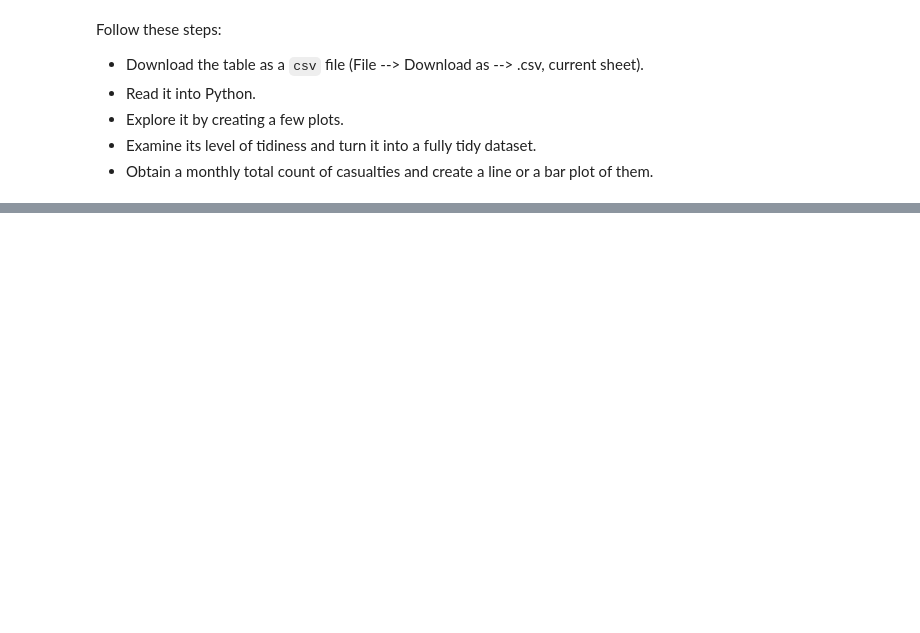
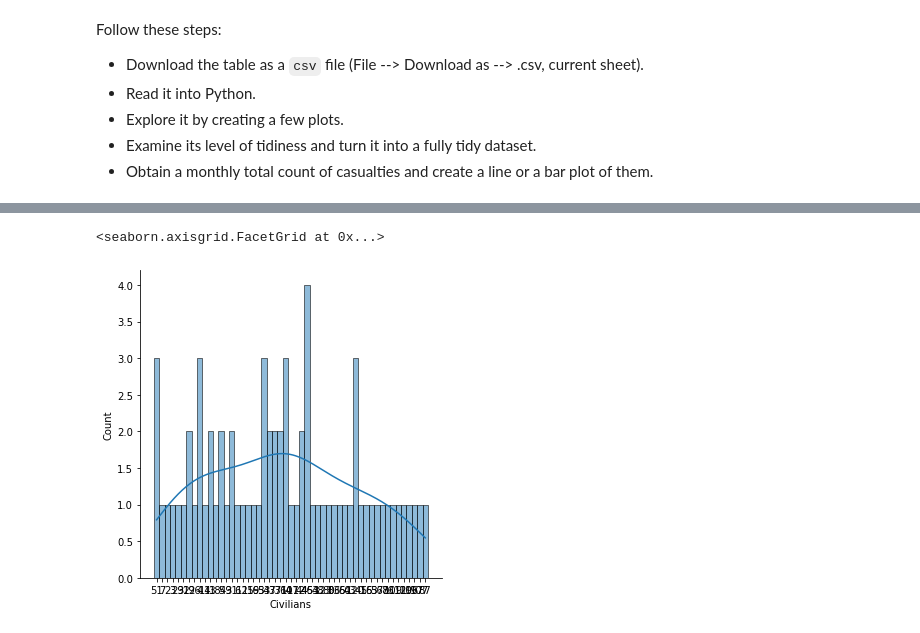
Before and after one commit to alex-dietz/intro-data-science, a Jupyter notebook: lab-01/hw-01.ipynb, the cells around one changed output, grey strips where cells are left out. Saved outputs shown, nothing was run; the diff lists cells and outputs as text; code cells hidden in the pictures; blank space fills up the shorter version.

```diff
--- a/lab-01/hw-01.ipynb
+++ b/lab-01/hw-01.ipynb
@@ -69,0 +78,5 @@ print(type(data_source['Civilians']))
+# %%
+sns.displot(data=data_source_tidy, x=data_source_tidy['Civilians'], kde=True)
+# %% [output]
+<seaborn.axisgrid.FacetGrid at 0x...>
+[figure, added]
```
Also changed, not shown: parts of 5 cells of this notebook.
